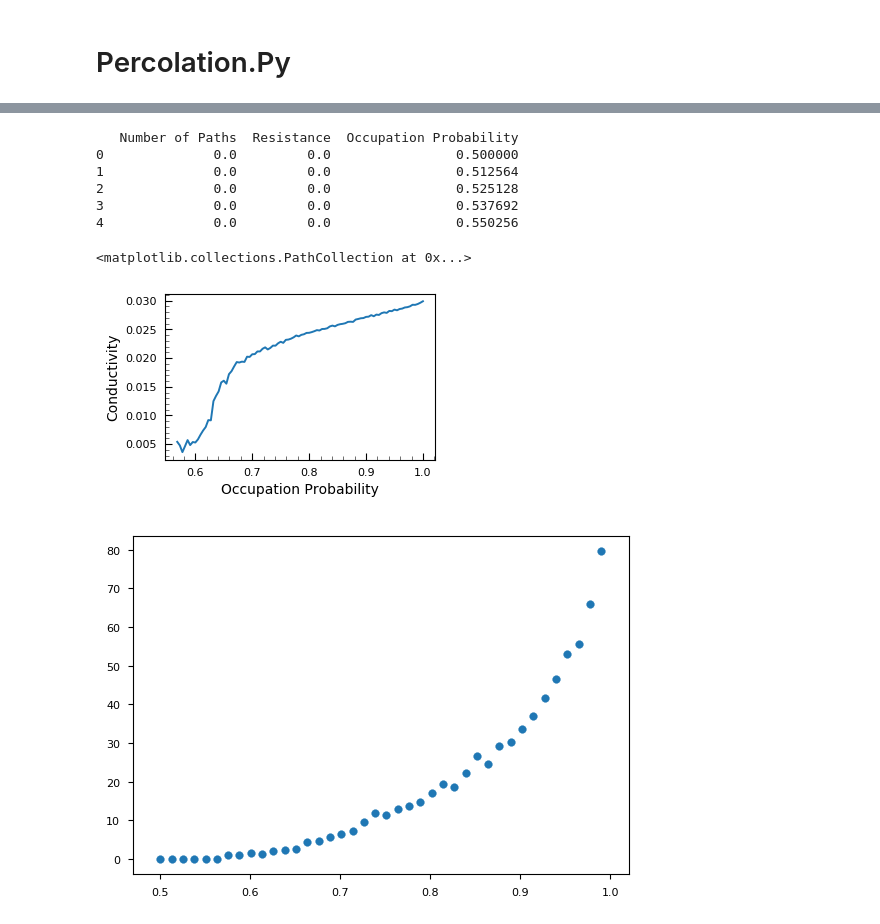
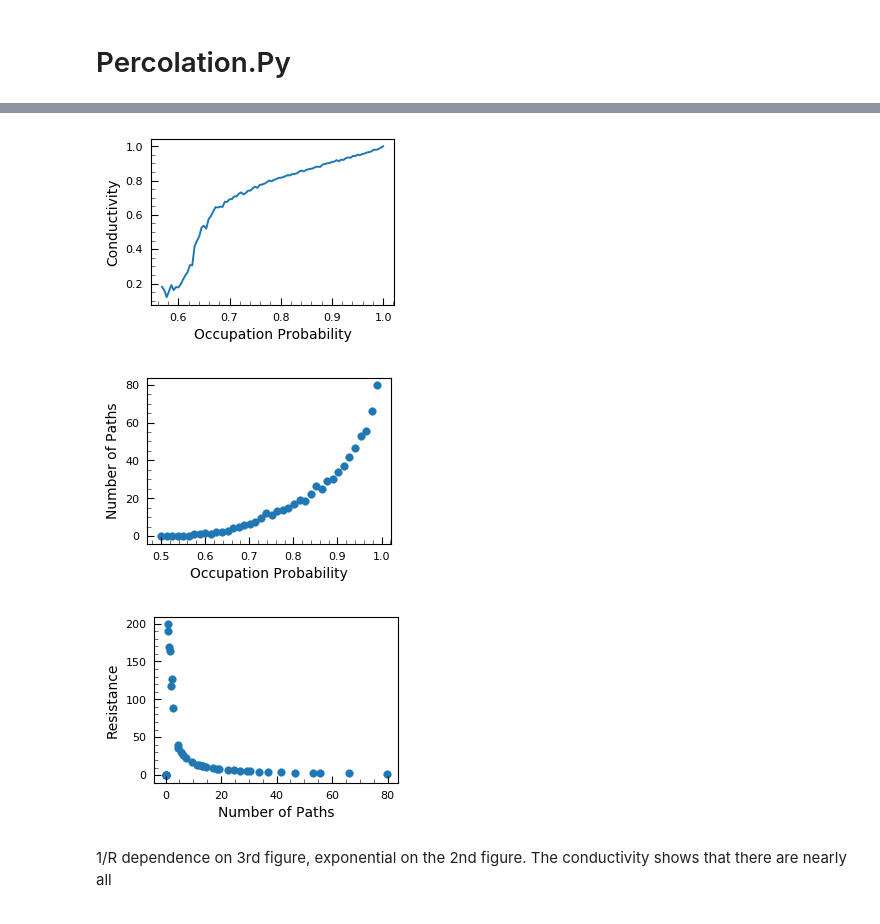
Before and after one commit to prabowobagas/Jupyter-Notebook-Thesis, a Jupyter notebook: Weekly Journal.ipynb, the cells around one changed output, grey strips where cells are left out. Drawn from its saved outputs; the diff is of its cells as text; code cells hidden in the pictures.

```diff
--- a/Weekly Journal.ipynb
+++ b/Weekly Journal.ipynb
@@ -814,36 +823,54 @@ df.to_csv('PercSimData\\Sample_resistance\\sample_property_25path_search_num=' +
 # %%
 # data = list(zip(occupy_range,resistance_array))
 # df = pd.DataFrame(data, columns=['Occupation Probability', 'Resistance'])
 # df.to_csv('PercSimData\\Sample_resistance\\sample_resistance.txt', sep='\t', index=False)
 
 df = pd.read_csv('PercSimData\\Sample_resistance\\sample_resistance_num=100.txt', sep='\t')
 df2 = pd.read_csv('PercSimData\\Sample_resistance\\sample_property_25path_search_num=40.txt', sep='\t')
 
-print(df2.head(5))
 
 fig1 = plt.figure(1)
 ax1 = fig1.add_subplot(1, 1, 1)
-ax1.plot(df['Occupation Probability'], 1/df['Resistance'])
+sigma = 1/df['Resistance']
+max_sigma_val = np.nanmin(sigma[sigma != np.inf])
+
+ax1.plot(df['Occupation Probability'], sigma/0.029903)
 #ax1.set_yscale('log')
 ax1.set_xlabel('Occupation Probability', fontsize=10)
 ax1.set_ylabel('Conductivity', fontsize=10)
 ax1.tick_params(axis = 'both', which = 'both', length=5, direction='in')
 ax1.minorticks_on()
 ax1.tick_params(axis='both', which='minor', length=3)
-fig1.set_size_inches(plot_width, plot_height)
+fig1.set_size_inches(plot_width*0.9, plot_height)
 #fig1.savefig('Figures\\Resistance_OccProb.pdf', format='pdf', dpi=300, bbox_inches='tight')
 
 # number of paths in a sample found vs Resistance, Number of paths found vs occupation probability
 fig2 = plt.figure(2)
 ax2 = fig2.add_subplot(111)
 ax2.scatter(df2['Occupation Probability'], df2['Number of Paths'])
+ax2.set_xlabel('Occupation Probability', fontsize=10)
+ax2.set_ylabel('Number of Paths', fontsize=10)
+ax2.tick_params(axis = 'both', which = 'both', length=5, direction='in')
+ax2.minorticks_on()
+ax2.tick_params(axis='both', which='minor', length=3)
+fig2.set_size_inches(plot_width*0.9, plot_height)
+
+fig3 = plt.figure(3)
+ax3 = fig3.add_subplot(111)
+ax3.scatter(df2['Number of Paths'], df2['Resistance'])
+ax3.set_xlabel('Number of Paths', fontsize=10)
+ax3.set_ylabel('Resistance', fontsize=10)
+ax3.tick_params(axis = 'both', which = 'both', length=5, direction='in')
+ax3.minorticks_on()
+ax3.tick_params(axis='both', which='minor', length=3)
+fig3.set_size_inches(plot_width*0.9, plot_height)
+
+# fig1.savefig('Figures\\OcProb-Conduct.pdf', format='pdf', dpi=300,bbox_inches='tight')
+# fig2.savefig('Figures\\OcProb-NumPaths.pdf', format='pdf', dpi=300,bbox_inches='tight')
+# fig3.savefig('Figures\\NumPaths-Resistance.pdf', format='pdf', dpi=300,bbox_inches='tight')
 # %% [output]
-   Number of Paths  Resistance  Occupation Probability
-0              0.0         0.0                0.500000
-1              0.0         0.0                0.512564
-2              0.0         0.0                0.525128
-3              0.0         0.0                0.537692
-4              0.0         0.0                0.550256
-<matplotlib.collections.PathCollection at 0x...>
-[figure, old version]
+[figure, new version]
-[figure, old version]
+[figure, new version]
+[figure, added]
+# %% [markdown]
+1/R dependence on 3rd figure, exponential on the 2nd figure. The conductivity shows that there are nearly all
```
Also changed, not shown: parts of 5 cells of this notebook, 6 other files.
